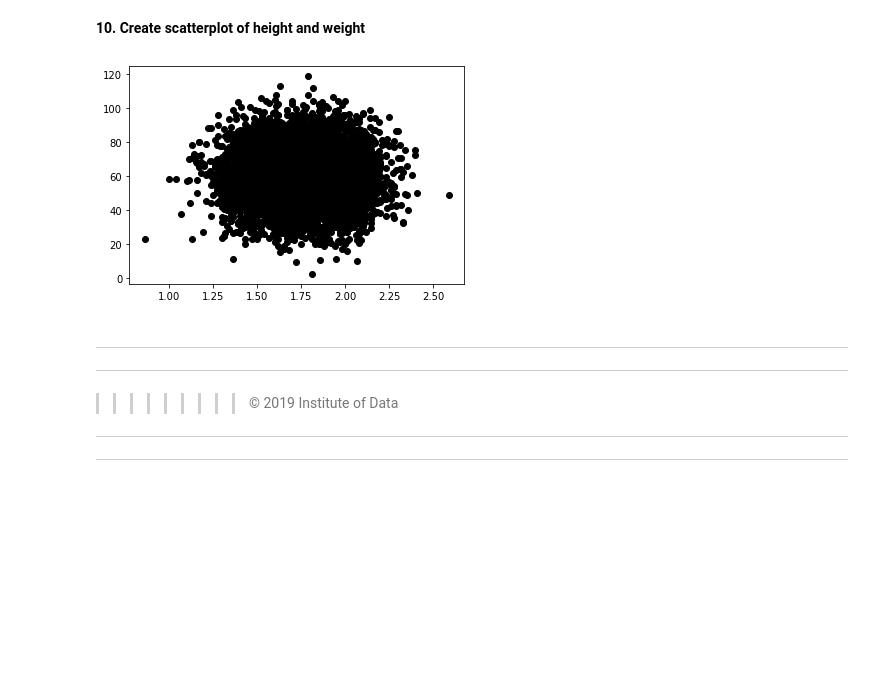
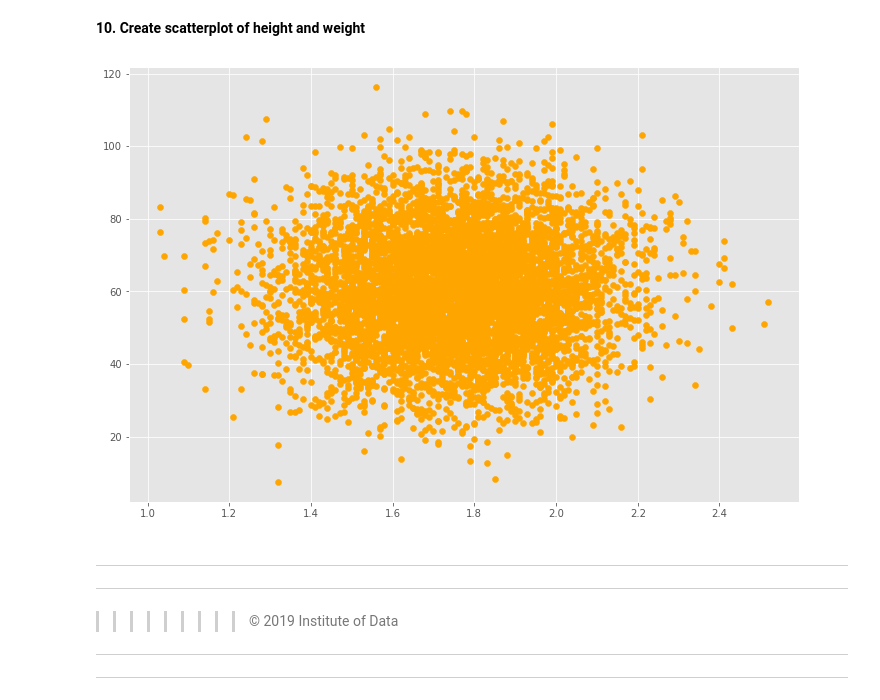
Before and after one commit to tdnam/ds, a Jupyter notebook: w1/lab1/Lab1.2.1NumpyLab.ipynb, the cells around one changed output. Saved outputs shown, nothing was run; the diff lists cells and outputs as text; code cells hidden in the pictures; blank space fills up the shorter version.

```diff
--- a/w1/lab1/Lab1.2.1NumpyLab.ipynb
+++ b/w1/lab1/Lab1.2.1NumpyLab.ipynb
@@ -243,10 +228,13 @@ boxplot(x, notch=None, sym=None, vert=None, whis=None, positions=None, widths=No
 # %% [markdown]
 **10. Create scatterplot of height and weight**
-# %%
-plt.scatter(height,weight, color='black')
-plt.show()
-# %% [output]
-[figure, removed]
+# %%
+plt.style.use('ggplot')
+plt.figure(figsize=(12,8))
+plt.scatter(height,weight, color='orange')
+plt.savefig('mygraph.png') # save to local
+plt.show()
+# %% [output]
+[figure, added]
 # %% [markdown]
 
 
```
Also changed, not shown: parts of 5 cells of this notebook, 2 other files.
